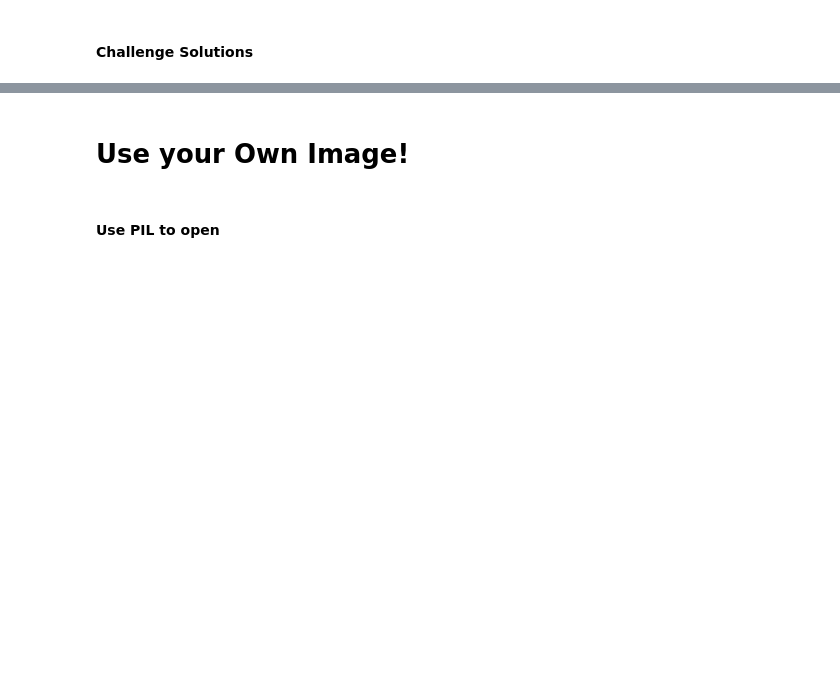
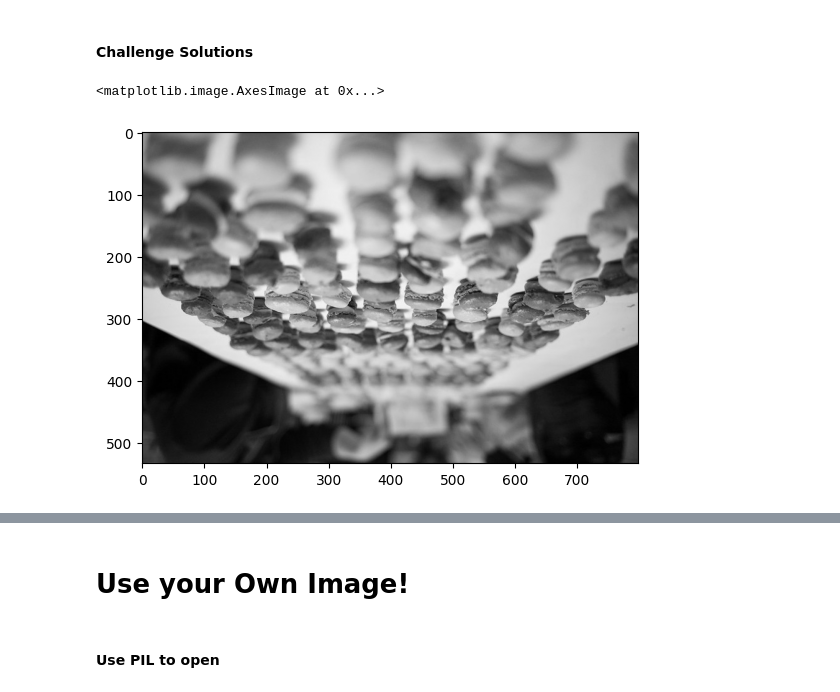
Before and after one commit to Aman88600/100-days-of-code, a Jupyter notebook: Day_77/Computation+with+NumPy+(start)/Computation with NumPy (start)/Computation_with_NumPy_and_N_Dimensional_Arrays_(start).ipynb, the cells around one changed output, grey strips where cells are left out. Drawn from its saved outputs; the diff is of its cells as text; code cells hidden in the pictures; blank space fills up the shorter version.

```diff
--- a/Day_77/Computation+with+NumPy+(start)/Computation with NumPy (start)/Computation_with_NumPy_and_N_Dimensional_Arrays_(start).ipynb
+++ b/Day_77/Computation+with+NumPy+(start)/Computation with NumPy (start)/Computation_with_NumPy_and_N_Dimensional_Arrays_(start).ipynb
@@ -307,3 +358,9 @@ grey_vals = np.array([0.2126, 0.7152, 0.0722])
 <img src=https://i.imgur.com/cfFbuex.png>
 # %% [markdown]
 #### Challenge Solutions
+# %%
+inverted_img = np.flip(image_array_grey)
+plt.imshow(inverted_img, cmap="grey")
+# %% [output]
+<matplotlib.image.AxesImage at 0x...>
+[figure, added]
```
Also changed, not shown: parts of 6 cells of this notebook.
